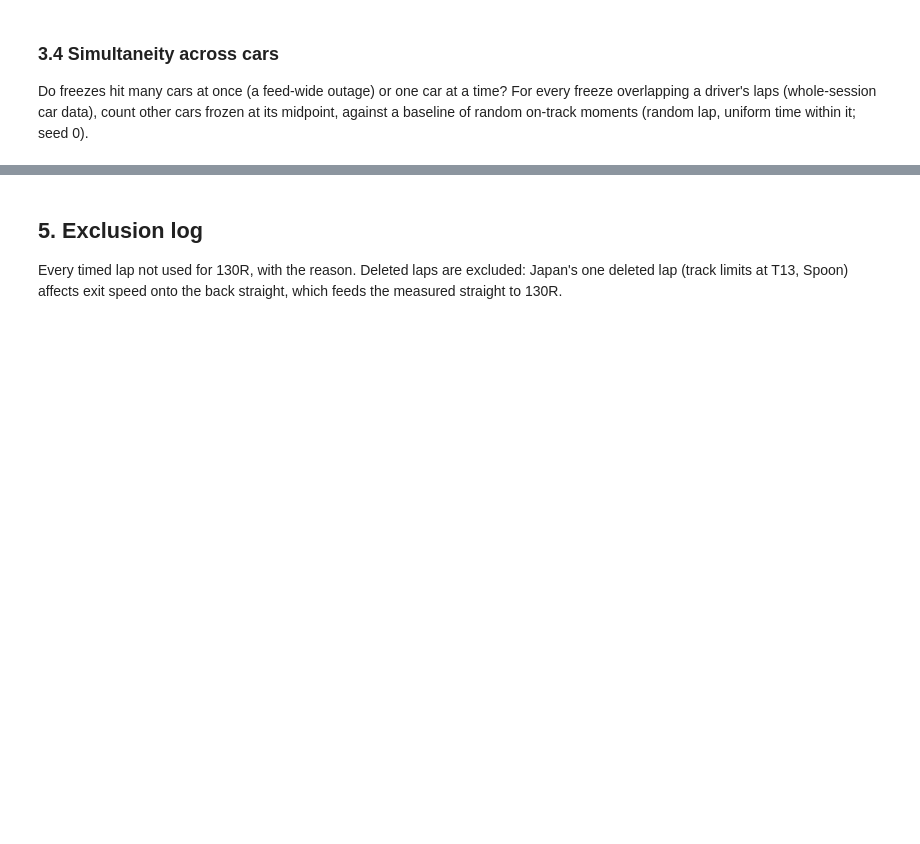
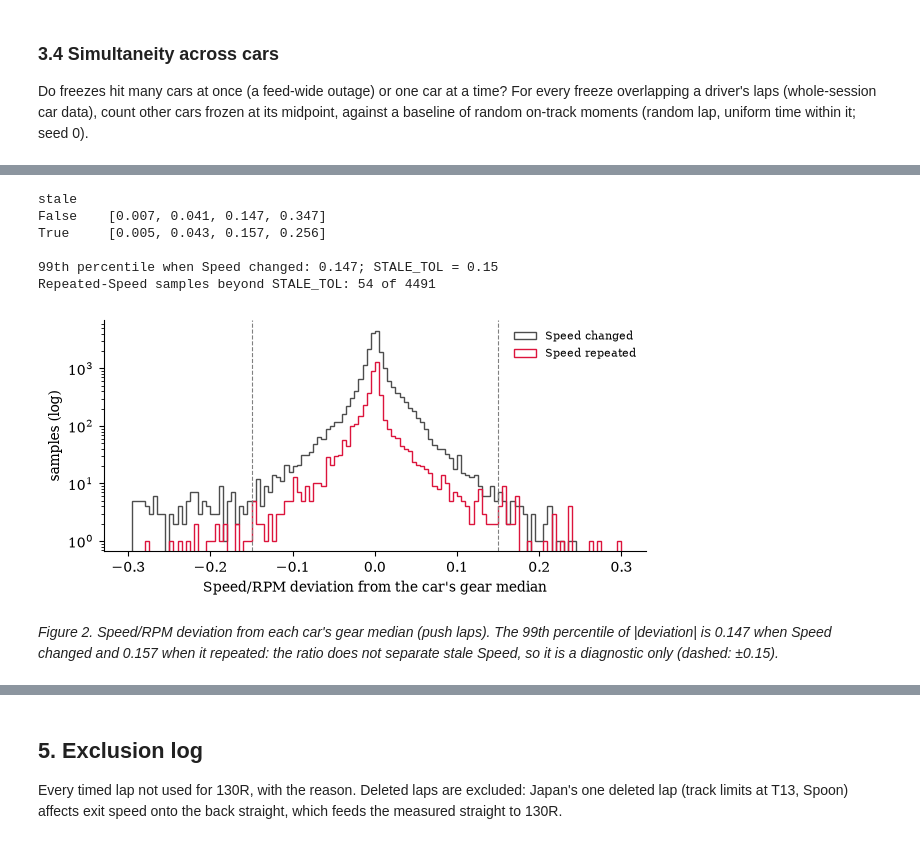
Before and after one commit to see7ien/Flat-Out, a Jupyter notebook: analysis.ipynb, the cells around one changed output, grey strips where cells are left out. Cells and saved outputs as stored; diff of their text form; code cells hidden in the pictures; blank space fills up the shorter version.

```diff
--- a/analysis.ipynb
+++ b/analysis.ipynb
@@ -242,0 +355,36 @@ random on-track moments    2000.0                    3.70             0.32
+# %%
+dv = []
+for _, lap in s.laps[s.laps["LapTime"].notna()].pick_wo_box().pick_quicklaps().pick_not_deleted().iterlaps():
+    car = lap.get_car_data()
+    core = freeze_mask(car)[1]
+    dv.append(pd.DataFrame({"dev": ratio_dev(car, exclude=core), "stale": car["Speed"].eq(car["Speed"].shift()),
+                            "gear": car["nGear"]}).dropna())
+dv = pd.concat(dv)
+print(dv.groupby("stale")["dev"].apply(lambda x: x.abs().quantile([.5, .9, .99, .999]).round(3).tolist()).rename("|dev| q50/q90/q99/q99.9").to_string())
+print(f"\n99th percentile when Speed changed: {dv.loc[~dv.stale, 'dev'].abs().quantile(.99):.3f}; STALE_TOL = {STALE_TOL}")
+print(f"Repeated-Speed samples beyond STALE_TOL: {(dv.stale & (dv.dev.abs() > STALE_TOL)).sum()} of {dv.stale.sum()}")
+
+fig, ax = plt.subplots(figsize=(7, 3))
+bins = np.linspace(-0.3, 0.3, 121)
+ax.hist(dv.loc[~dv.stale, "dev"], bins=bins, log=True, histtype="step", color="0.3", label="Speed changed")
+ax.hist(dv.loc[dv.stale, "dev"], bins=bins, log=True, histtype="step", color="crimson", label="Speed repeated")
+for x in (-STALE_TOL, STALE_TOL):
+    ax.axvline(x, color="0.5", ls="--", lw=0.8)
+ax.set(xlabel="Speed/RPM deviation from the car's gear median", ylabel="samples (log)")
+ax.legend(frameon=False, fontsize=8)
+plt.show()
+# %% [output]
+stale
+False    [0.007, 0.041, 0.147, 0.347]
+True     [0.005, 0.043, 0.157, 0.256]
+
+99th percentile when Speed changed: 0.147; STALE_TOL = 0.15
+Repeated-Speed samples beyond STALE_TOL: 54 of 4491
+[figure, added]
+# %%
+_q = dv.groupby("stale")["dev"].apply(lambda x: x.abs().quantile(0.99))
+caption("Figure", "ratio", f"Speed/RPM deviation from each car's gear median (push laps). The 99th percentile of |deviation| is {_q[False]:.3f} "
+        f"when Speed changed and {_q[True]:.3f} when it repeated: the ratio does not separate stale Speed, so it is a diagnostic only "
+        f"(dashed: ±{STALE_TOL}).")
+# %% [output]
+*Figure 2. Speed/RPM deviation from each car's gear median (push laps). The 99th percentile of |deviation| is 0.147 when Speed changed and 0.157 when it repeated: the ratio does not separate stale Speed, so it is a diagnostic only (dashed: ±0.15).*
```
Also changed, not shown: parts of 110 cells of this notebook, 5 other files.
